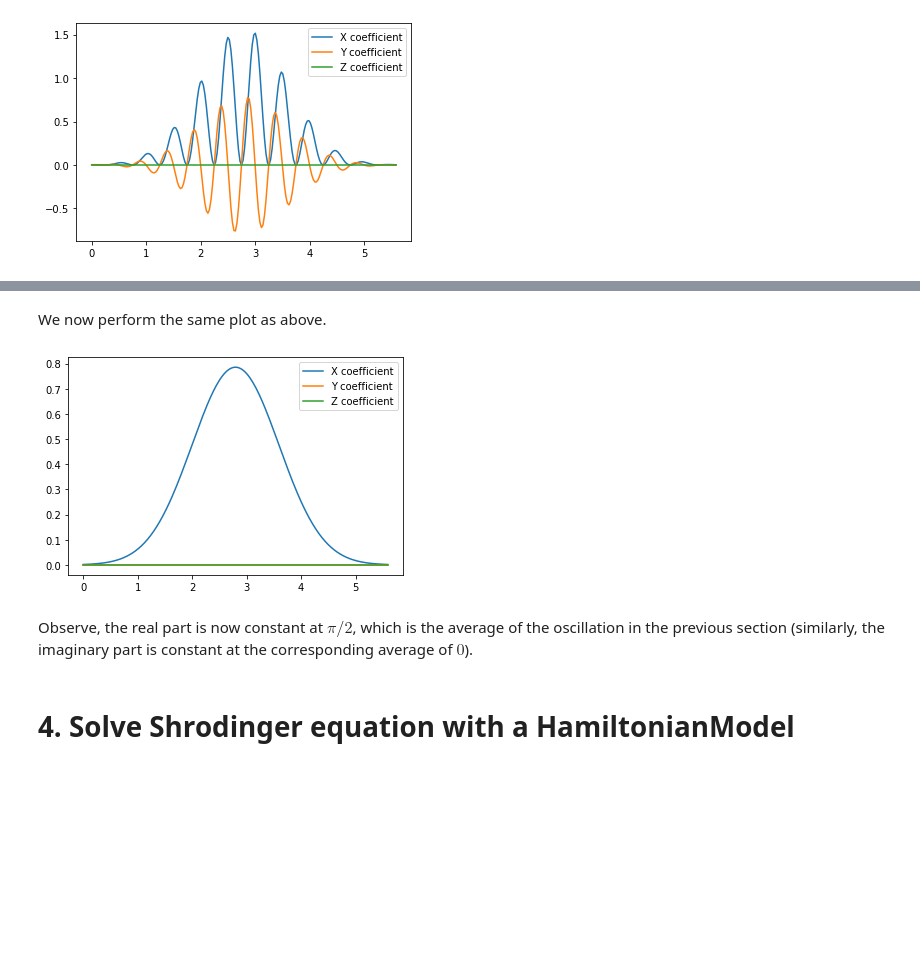
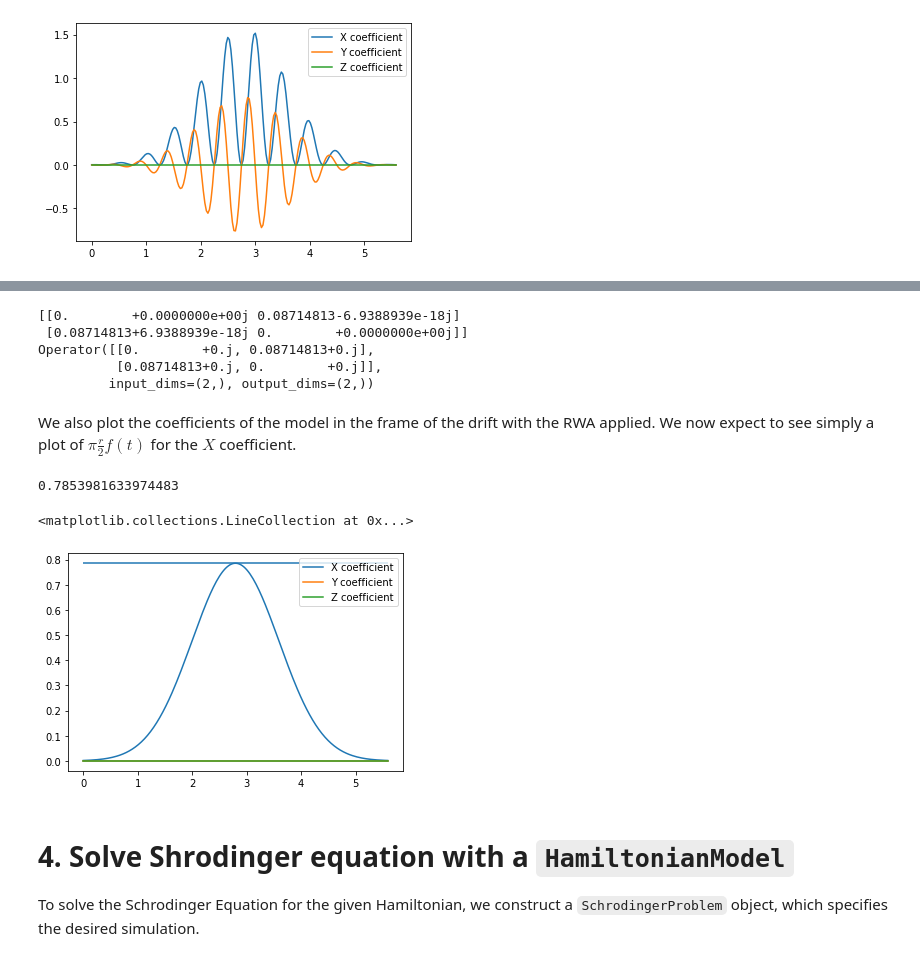
Before and after one commit to DanPuzzuoli/qiskit-aer, a Jupyter notebook: temp_notebooks/general_demo.ipynb, the cells around one changed output, grey strips where cells are left out. Drawn from its saved outputs; the diff is of its cells as text; code cells hidden in the pictures; blank space fills up the shorter version.

```diff
--- a/temp_notebooks/general_demo.ipynb
+++ b/temp_notebooks/general_demo.ipynb
@@ -69,19 +82,33 @@ A `HamiltonianModel` is specified as a list of Hermitian operators with `Signal`
 # %%
+#####################
 # construct operators
+#####################
 r = 0.5
 w = 1.
 X = Operator.from_label('X')
+Y = Operator.from_label('Y')
 Z = Operator.from_label('Z')
+
 operators = [2 * np.pi * w * Z/2,
              2 * np.pi * r * X/2]
 
+###################
 # construct signals
+###################
+
+# Define gaussian envelope function to have max amp 0 and
 amp = 1.
 sig = 0.399128/r
 t0 = 3.5*sig
 T = 7*sig
 gaussian_envelope = lambda t: gaussian(amp, sig, t0, t)
-signals = [Constant(1.), Signal(envelope=gaussian_envelope, carrier_freq=w)]
+
+signals = [Constant(1.),
+           Signal(envelope=gaussian_envelope, carrier_freq=w)]
+
+#################
+# construct model
+#################
 
 hamiltonian = HamiltonianModel(operators=operators, signals=signals)
 # %% [markdown]
@@ -144,11 +202,24 @@ The classic RWA uses the model we have defined, and sets the cutoff to `2*w`.
 hamiltonian.cutoff_freq = 2*w
-# %% [markdown]
-We now perform the same plot as above.
+# %%
+# evaluate again
+print(hamiltonian.evaluate(1.12))
+print( (2 * np.pi * r /2) * signals[1].envelope_value(1.12) * X /2)
+# %% [output]
+[[0.        +0.0000000e+00j 0.08714813-6.9388939e-18j]
+ [0.08714813+6.9388939e-18j 0.        +0.0000000e+00j]]
+Operator([[0.        +0.j, 0.08714813+0.j],
+          [0.08714813+0.j, 0.        +0.j]],
+         input_dims=(2,), output_dims=(2,))
+# %% [markdown]
+We also plot the coefficients of the model in the frame of the drift with the RWA applied. We now expect to see simply a plot of $\pi \frac{r}{2} f(t)$ for the $X$ coefficient.
 # %%
 plot_qubit_hamiltonian_components(hamiltonian, 0., T)
+plt.hlines(np.pi*r/2, 0, T)
 # %% [output]
+0.7853981633974483
+<matplotlib.collections.LineCollection at 0x...>
-[figure, old version]
+[figure, new version]
-# %% [markdown]
-Observe, the real part is now constant at $\pi /2$, which is the average of the oscillation in the previous section (similarly, the imaginary part is constant at the corresponding average of $0$).
 # %% [markdown]
-# 4. Solve Shrodinger equation with a HamiltonianModel
+# 4. Solve Shrodinger equation with a `HamiltonianModel`
+
+To solve the Schrodinger Equation for the given Hamiltonian, we construct a `SchrodingerProblem` object, which specifies the desired simulation.
```
Also changed, not shown: parts of 33 cells of this notebook.
